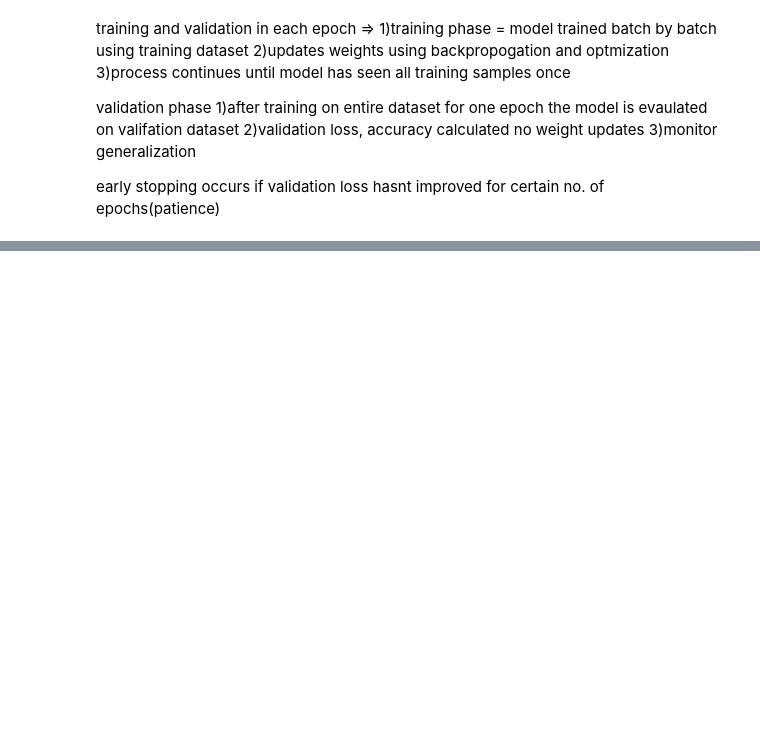
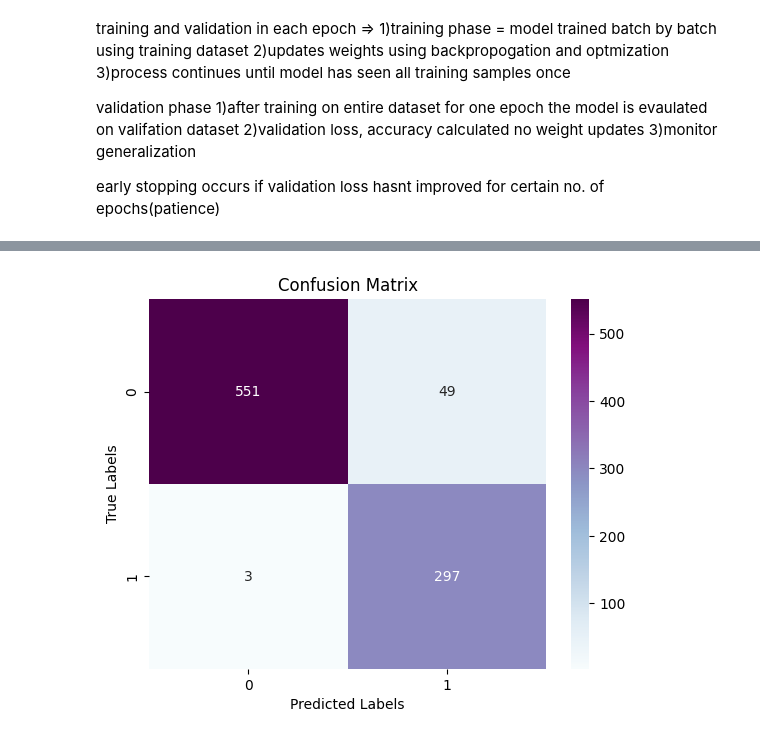
Before and after one commit to Prachiy031/FinalYearProject, a Jupyter notebook: ksdImple.ipynb, the cells around one changed output, grey strips where cells are left out. Saved outputs shown, nothing was run; the diff lists cells and outputs as text; code cells hidden in the pictures; blank space fills up the shorter version.

```diff
--- a/ksdImple.ipynb
+++ b/ksdImple.ipynb
@@ -363,0 +483,12 @@ early stopping occurs if validation loss hasnt improved for certain no. of epoch
+# %%
+cm = confusion_matrix(test_df['category'], test_df['predicted category'])
+
+sns.heatmap(cm, annot=True, fmt='d', cmap='BuPu')
+
+plt.xlabel('Predicted Labels')
+plt.ylabel('True Labels')
+plt.title('Confusion Matrix')
+
+plt.show()
+# %% [output]
+[figure, added]
```
Also changed, not shown: parts of 40 cells of this notebook.
